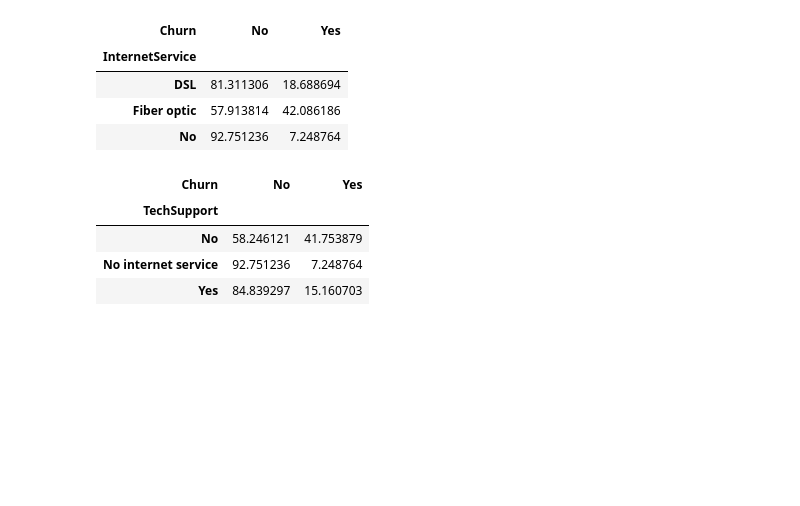
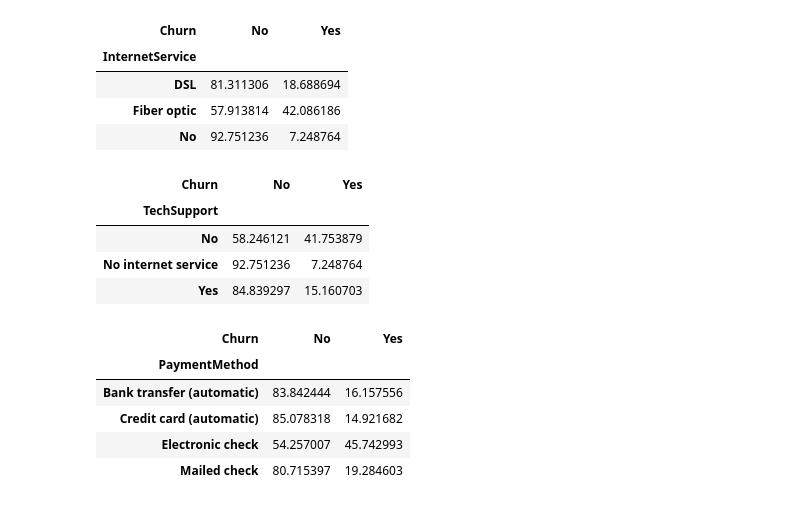
Before and after one commit to Fusk14/telco-churn-ml, a Jupyter notebook: notebooks/01_EDA.ipynb, the cells around one changed output. Drawn from its saved outputs; the diff is of its cells as text; code cells hidden in the pictures; blank space fills up the shorter version.

```diff
--- a/notebooks/01_EDA.ipynb
+++ b/notebooks/01_EDA.ipynb
@@ -313,3 +347,16 @@ pd.crosstab(
 | No | 58.246121 | 41.753879 |
 | No internet service | 92.751236 | 7.248764 |
 | Yes | 84.839297 | 15.160703 |
+# %%
+pd.crosstab(
+    df["PaymentMethod"],
+    df["Churn"],
+    normalize="index"
+) * 100
+# %% [output]
+| Churn | No | Yes |
+| PaymentMethod |  |  |
+| Bank transfer (automatic) | 83.842444 | 16.157556 |
+| Credit card (automatic) | 85.078318 | 14.921682 |
+| Electronic check | 54.257007 | 45.742993 |
+| Mailed check | 80.715397 | 19.284603 |
```
Also changed, not shown: parts of 7 cells of this notebook, 9 other files.
